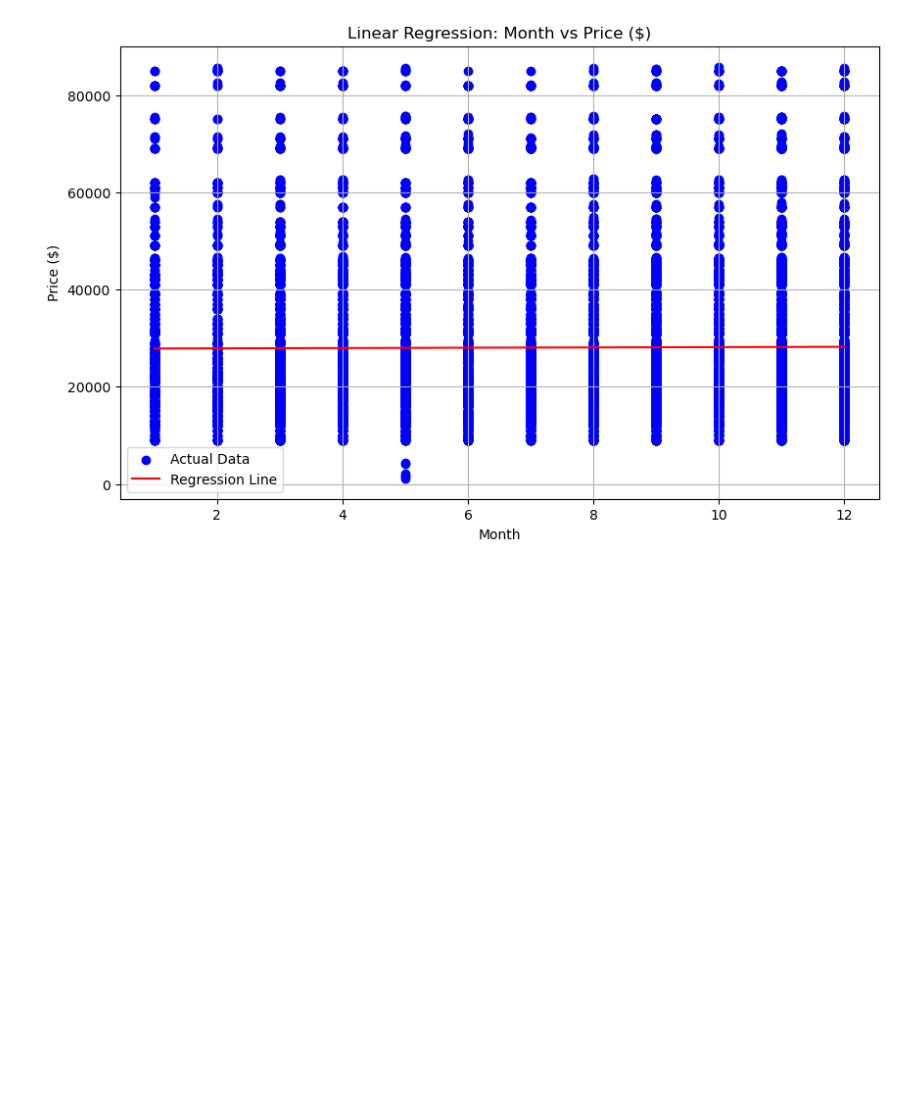
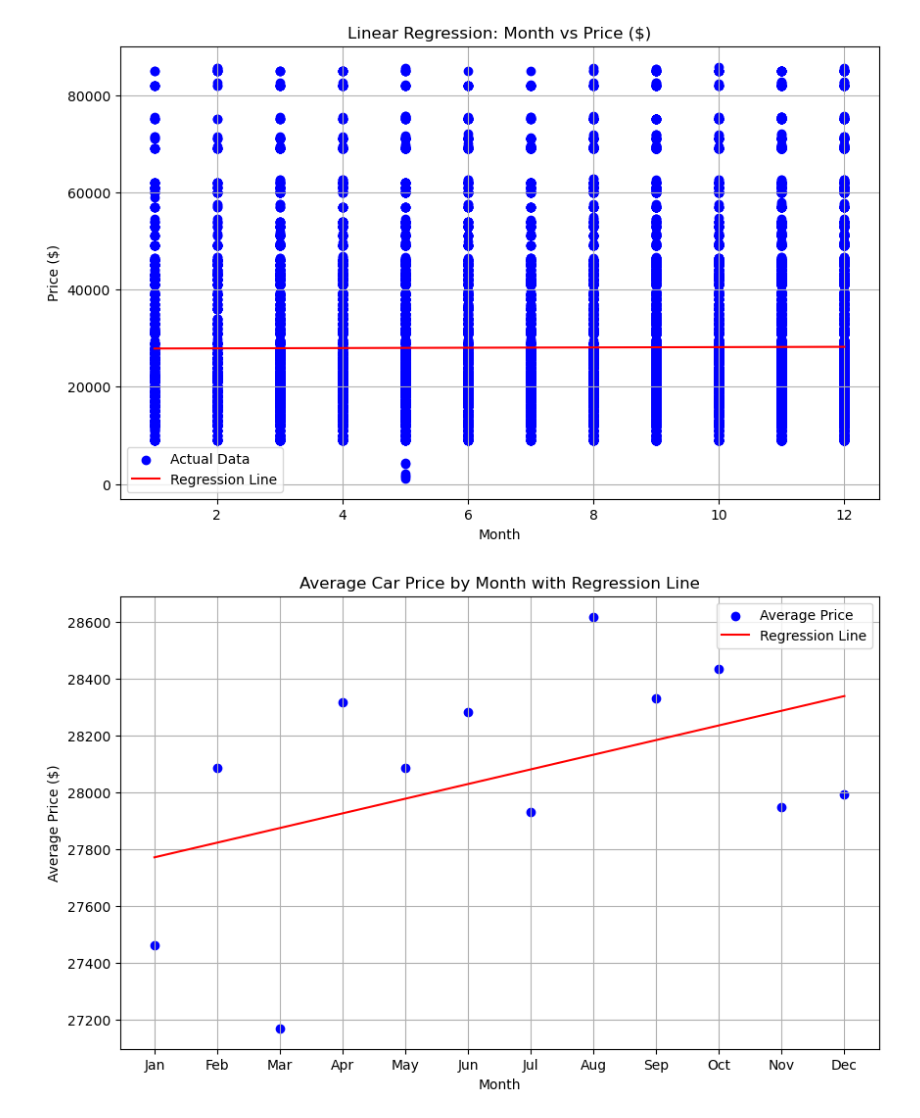
Before and after one commit to vocar12345/DM_PROJECT_, a Jupyter notebook: car_sale_data.ipynb, the cells around one changed output. Saved outputs shown, nothing was run; the diff lists cells and outputs as text; code cells hidden in the pictures; blank space fills up the shorter version.

```diff
--- a/car_sale_data.ipynb
+++ b/car_sale_data.ipynb
@@ -493,3 +479,39 @@ plt.show()
 #almost to none coleration between month and price of purchase, i wont be using this
 # %% [output]
 [figure]
+# %%
+#make the graph more readable
+# Calculate average price for each month
+monthly_avg_price = lr_df.groupby('Month')['Price ($)'].mean().reset_index()
+
+# Select features and target for linear regression
+X = monthly_avg_price[['Month']]
+y = monthly_avg_price['Price ($)']
+
+# Initialize and fit linear regression model
+model = LinearRegression()
+model.fit(X, y)
+
+# Get coefficients (slope and intercept)
+slope = model.coef_[0]
+intercept = model.intercept_
+
+# Plotting
+plt.figure(figsize=(10, 6))
+
+# Scatter plot of average prices
+plt.scatter(monthly_avg_price['Month'], monthly_avg_price['Price ($)'], color='blue', label='Average Price')
+
+# Plot regression line
+plt.plot(X, model.predict(X), color='red', label='Regression Line')
+
+plt.title('Average Car Price by Month with Regression Line')
+plt.xlabel('Month')
+plt.ylabel('Average Price ($)')
+plt.xticks(range(1, 13), ['Jan', 'Feb', 'Mar', 'Apr', 'May', 'Jun', 'Jul', 'Aug', 'Sep', 'Oct', 'Nov', 'Dec'])
+plt.legend()
+plt.grid(True)
+plt.show()
+#PEOPLE PAY MORE NEARING THE END OF THE YEAR OR CARS ARE INCREASING IN PRICE DUE TO INFLATION (MY OPINION)
+# %% [output]
+[figure, added]
```
Also changed, not shown: parts of 4 cells of this notebook, 7 other files.
